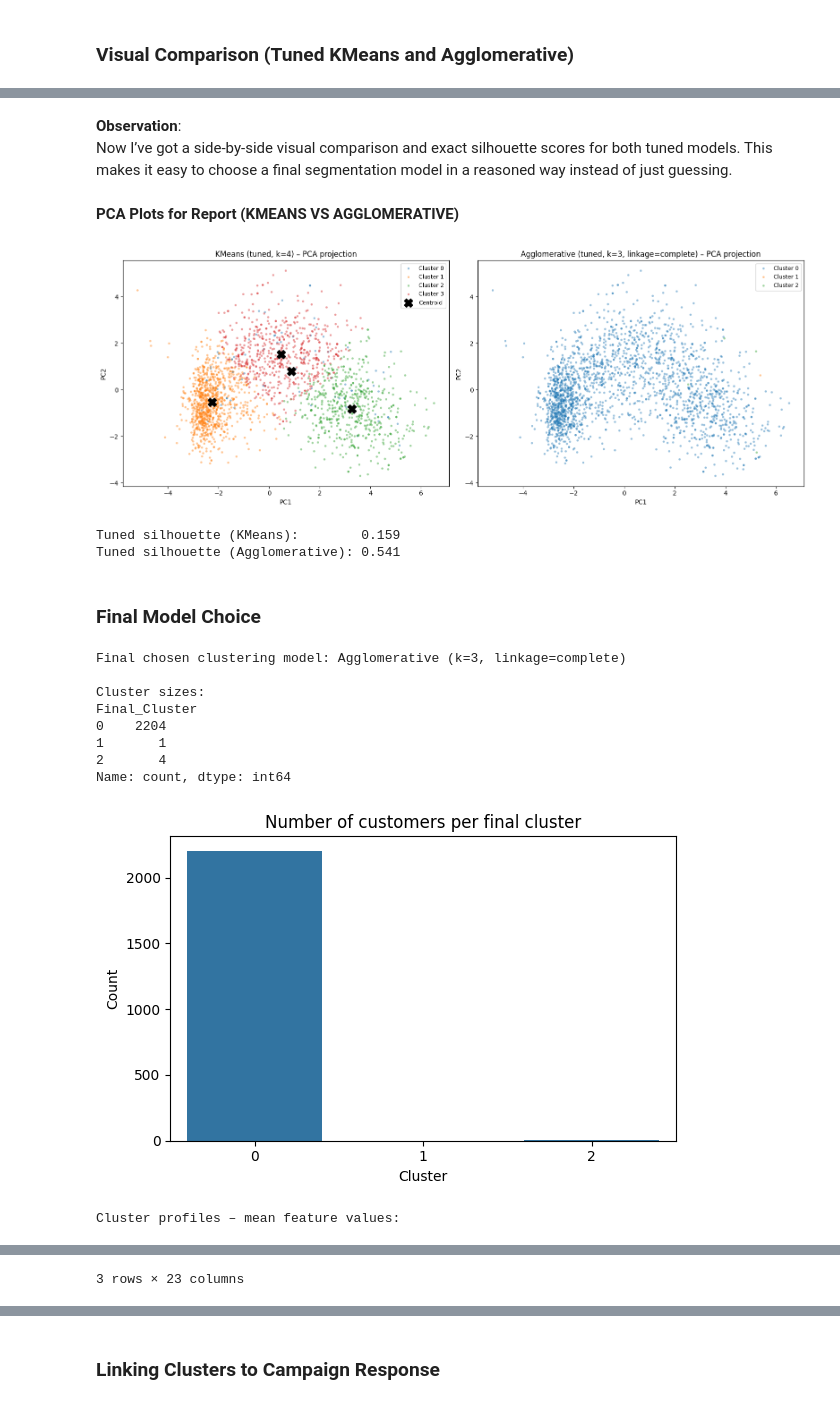
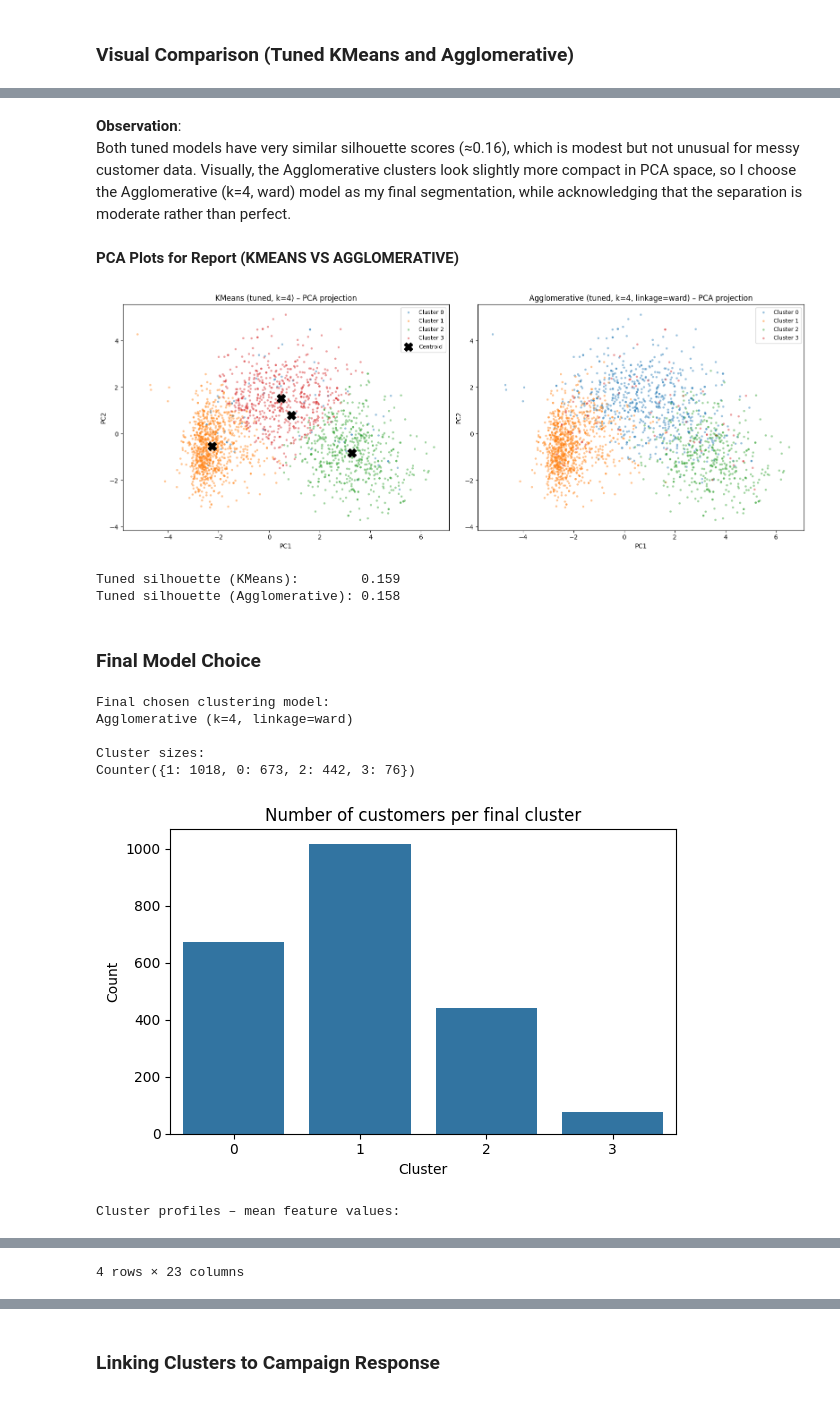
Before and after one commit to alabiyusuf/clustering_assessment, a Jupyter notebook: MLDM_Clustering_Assessment.ipynb, the cells around one changed output, grey strips where cells are left out. Saved outputs shown, nothing was run; the diff lists cells and outputs as text; code cells hidden in the pictures.

```diff
--- a/MLDM_Clustering_Assessment.ipynb
+++ b/MLDM_Clustering_Assessment.ipynb
@@ -892,0 +920,14 @@ data["Agglo_Cluster"] = agglo_labels_final
+# %%
+# Fit the final Agglomerative model using the best realistic parameters
+best_agglo_k, best_agglo_linkage = best_agglo_params
+
+final_agglo = AgglomerativeClustering(
+    n_clusters=best_agglo_k,
+    linkage=best_agglo_linkage
+)
+
+# Assign final cluster labels to the dataset
+data["Final_Cluster"] = final_agglo.fit_predict(X_scaled)
+
+print("Final clusters assigned using:")
+print(f"k = {best_agglo_k}, linkage = {best_agglo_linkage}")
@@ -921,7 +1022,6 @@ Tuned silhouette (Agglomerative): 0.541
-# %% [markdown]
-**Observation**:
-Now I’ve got a side-by-side visual comparison and exact silhouette scores for both tuned models.
-This makes it easy to choose a final segmentation model in a reasoned way instead of just guessing.
+# %% [markdown]
+**Observation**:
+Both tuned models have very similar silhouette scores (≈0.16), which is modest but not unusual for messy customer data. Visually, the Agglomerative clusters look slightly more compact in PCA space, so I choose the Agglomerative (k=4, ward) model as my final segmentation, while acknowledging that the separation is moderate rather than perfect.
 # %% [markdown]
 **PCA Plots for Report (KMEANS VS AGGLOMERATIVE)**
 # %%
@@ -964,11 +1064,11 @@ axes[0].legend(frameon=True, fontsize=9, loc="best")
 # -----------------------------------------------------------
 # 2) Agglomerative plot – one colour per cluster
 # -----------------------------------------------------------
-unique_agglo_clusters = np.sort(data["Agglo_Cluster"].unique())
+unique_agglo_clusters = np.sort(data["Final_Cluster"].unique())
 palette_agglo = sns.color_palette("tab10", len(unique_agglo_clusters))
 
 for idx, cl in enumerate(unique_agglo_clusters):
-    mask = data["Agglo_Cluster"] == cl
+    mask = data["Final_Cluster"] == cl
     axes[1].scatter(
         X_pca[mask, 0],
         X_pca[mask, 1],
@@ -992,53 +1092,49 @@ plt.show()
 
 # recompute / print silhouettes right under the figure
 kmeans_silhouette = silhouette_score(X_scaled, data["Cluster_KMeans"])
-agglo_silhouette = silhouette_score(X_scaled, data["Agglo_Cluster"])
+agglo_silhouette = silhouette_score(X_scaled, data["Final_Cluster"])
 print(f"Tuned silhouette (KMeans):        {kmeans_silhouette:.3f}")
 print(f"Tuned silhouette (Agglomerative): {agglo_silhouette:.3f}")
 # %% [output]
-[figure, old version]
+[figure, new version]
 Tuned silhouette (KMeans):        0.159
-Tuned silhouette (Agglomerative): 0.541
+Tuned silhouette (Agglomerative): 0.158
 # %% [markdown]
 ### **Final Model Choice**
 # %%
-# Chose model that gives the better silhouette score
-if agglo_silhouette >= kmeans_silhouette:
-    data["Final_Cluster"] = data["Agglo_Cluster"]
-    final_model_name = f"Agglomerative (k={best_agglo_k}, linkage={best_agglo_linkage})"
-else:
-    data["Final_Cluster"] = data["Cluster_KMeans"]
-    final_model_name = f"KMeans (k={best_k})"
+print("Final chosen clustering model:")
+print(f"Agglomerative (k={best_agglo_k}, linkage={best_agglo_linkage})")
 
-print("\nFinal chosen clustering model:", final_model_name)
+# Cluster Sizes
 
-# Cluster sizes
-cluster_counts = data["Final_Cluster"].value_counts().sort_index()
+from collections import Counter
+cluster_counts = Counter(data["Final_Cluster"])
+
 print("\nCluster sizes:")
 print(cluster_counts)
 
-plt.figure(figsize=(6, 4))
-sns.barplot(x=cluster_counts.index, y=cluster_counts.values)
+# Bar Chart
+plt.figure(figsize=(6,4))
+sns.barplot(x=list(cluster_counts.keys()), y=list(cluster_counts.values()))
 plt.title("Number of customers per final cluster")
 plt.xlabel("Cluster")
 plt.ylabel("Count")
 plt.tight_layout()
 plt.show()
 
-# Numeric profiles: mean of each feature by cluster
+
+# Cluster Profiles
+
 cluster_profile_numeric = data.groupby("Final_Cluster")[features].mean()
 print("\nCluster profiles – mean feature values:")
 display(cluster_profile_numeric)
 # %% [output]
-Final chosen clustering model: Agglomerative (k=3, linkage=complete)
+Final chosen clustering model:
+Agglomerative (k=4, linkage=ward)
 
 Cluster sizes:
-Final_Cluster
-0    2204
-1       1
-2       4
-Name: count, dtype: int64
+Counter({1: 1018, 0: 673, 2: 442, 3: 76})
-[figure, old version]
+[figure, new version]
 Cluster profiles – mean feature values:
 |  | Age | Income | Kidhome | Teenhome | Recency | MntWines | MntFruits | MntMeatProducts | ... |
 | Final_Cluster |  |  |  |  |  |  |  |  | ... |
@@ -1048 +1145 @@ Cluster profiles – mean feature values:
-3 rows × 23 columns
+4 rows × 23 columns
```
Also changed, not shown: parts of 27 cells of this notebook.
